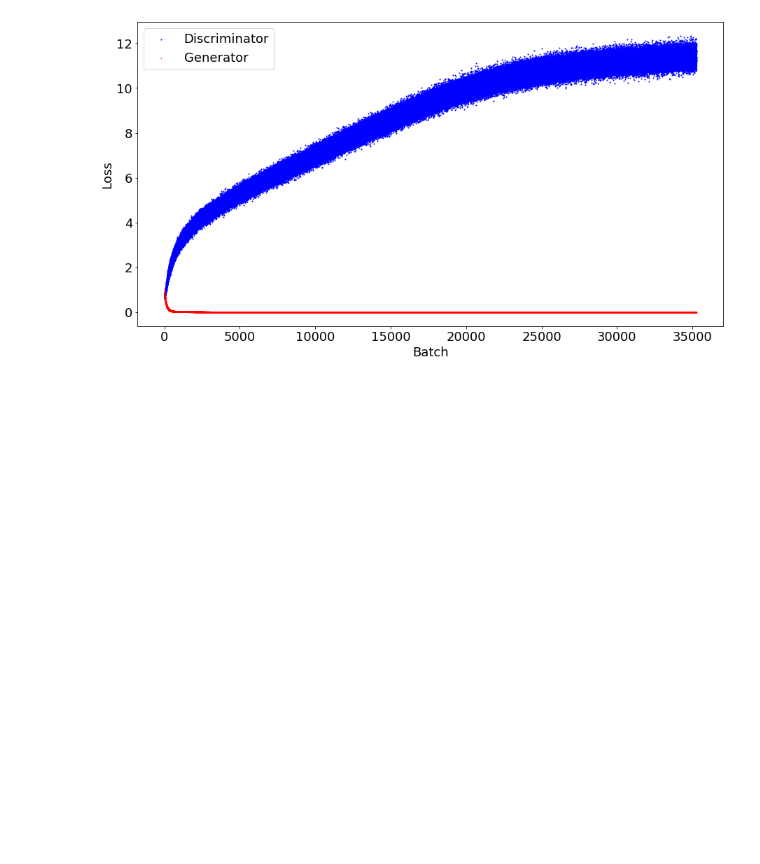
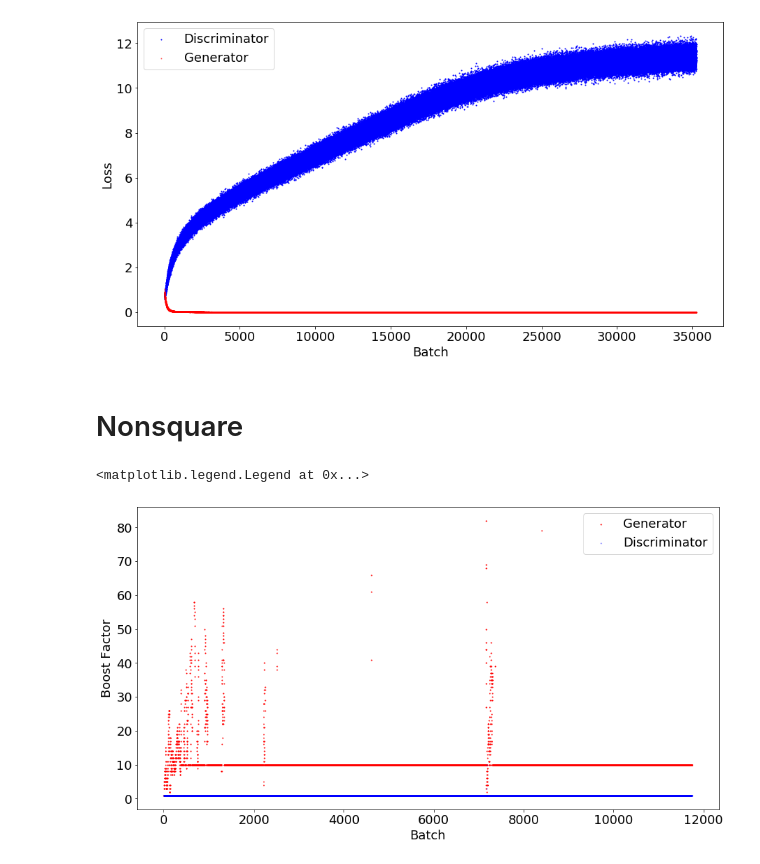
Before and after one commit to Collin-Dabbieri/GAN_Project, a Jupyter notebook: ConvGAN/ReviewResults.ipynb, the cells around one changed output. Cells and saved outputs as stored; diff of their text form; code cells hidden in the pictures; blank space fills up the shorter version.

```diff
--- a/ConvGAN/ReviewResults.ipynb
+++ b/ConvGAN/ReviewResults.ipynb
@@ -280,3 +280,20 @@ plt.legend(loc='best')
 plt.savefig('./presentation/exploding_loss.png',bbox_inches='tight')
 # %% [output]
 [figure]
+# %% [markdown]
+# Nonsquare
+# %%
+fp=open('./results_nonsquare/ConvGan_fifths_gen_feature_32_disc_filters_32_32_16_Gstrides_12_2_Dstrides_1_1_1_results_e250.pkl','rb')
+results=pickle.load(fp)
+fp.close()
+# %%
+batches=np.arange(len(results['gen_boost']))
+plt.scatter(batches,results['gen_boost'],s=1,c='r',label='Generator')
+plt.scatter(batches,results['disc_boost'],s=1,alpha=0.4,c='b',label='Discriminator')
+plt.xlabel('Batch')
+plt.ylabel('Boost Factor')
+plt.legend(loc='best')
+#plt.savefig('./presentation/boost_factor.png',bbox_inches='tight')
+# %% [output]
+<matplotlib.legend.Legend at 0x...>
+[figure, added]
```
Also changed, not shown: parts of 12 cells of this notebook, 7 other files.
